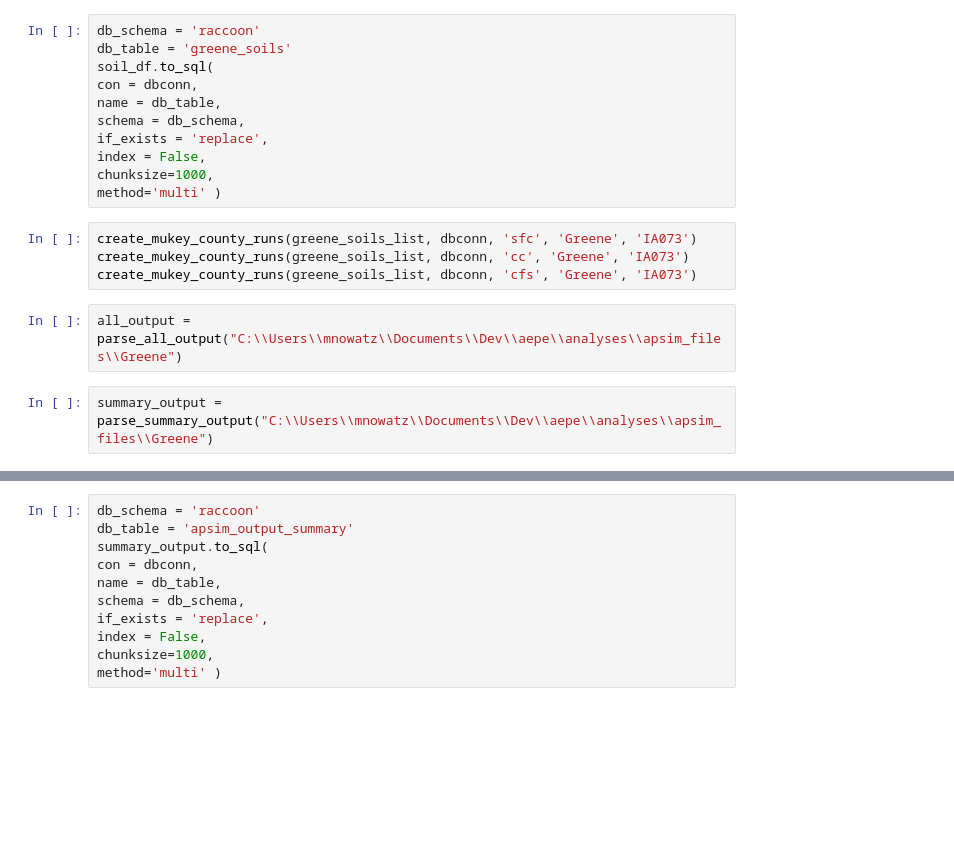
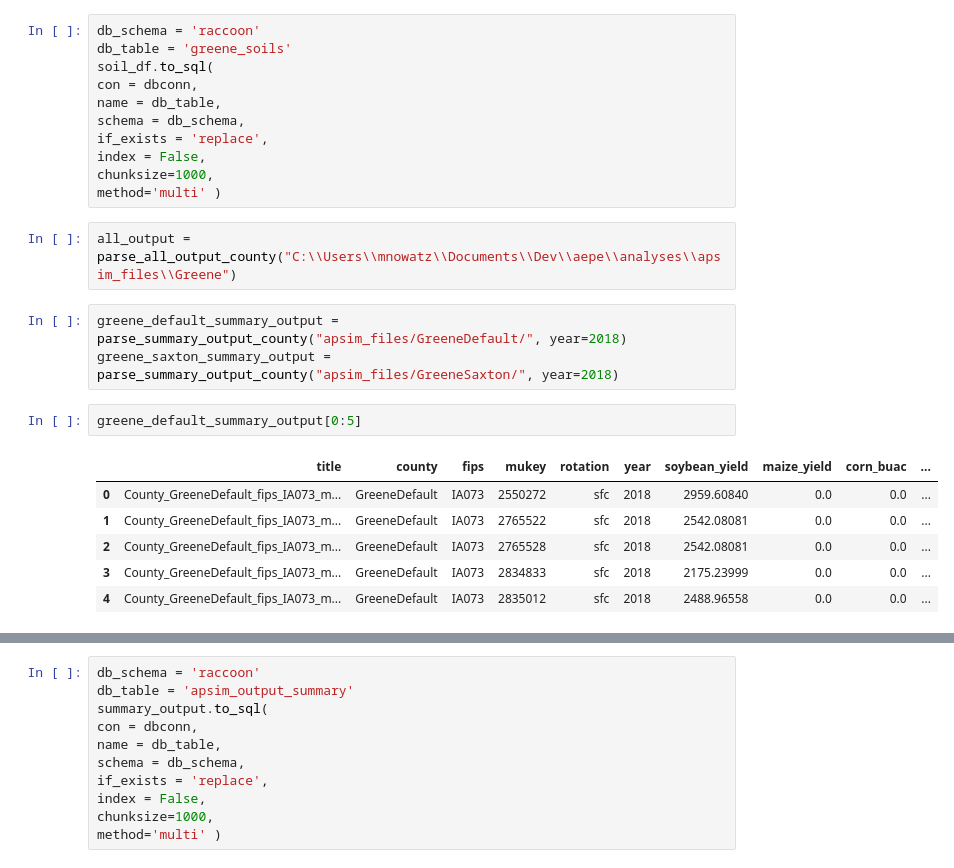
Before and after one commit to isuforesite/Foresite, a Jupyter notebook: analyses/raccoon-watershed.ipynb, the cells around one changed output, grey strips where cells are left out. Saved outputs shown, nothing was run; the diff lists cells and outputs as text; blank space fills up the shorter version.

Commit message:
undate analyses

```diff
--- a/analyses/raccoon-watershed.ipynb
+++ b/analyses/raccoon-watershed.ipynb
@@ -77,11 +79,17 @@ if_exists = 'replace',
 index = False,
 chunksize=1000,
 method='multi' )
-# %%
-create_mukey_county_runs(greene_soils_list, dbconn, 'sfc', 'Greene', 'IA073')
-create_mukey_county_runs(greene_soils_list, dbconn, 'cc', 'Greene', 'IA073')
-create_mukey_county_runs(greene_soils_list, dbconn, 'cfs', 'Greene', 'IA073')
 # %%
-all_output = parse_all_output("C:\\Users\\mnowatz\\Documents\\Dev\\aepe\\analyses\\apsim_files\\Greene")
+all_output = parse_all_output_county("C:\\Users\\mnowatz\\Documents\\Dev\\aepe\\analyses\\apsim_files\\Greene")
-# %%
-summary_output = parse_summary_output("C:\\Users\\mnowatz\\Documents\\Dev\\aepe\\analyses\\apsim_files\\Greene")
+# %%
+greene_default_summary_output = parse_summary_output_county("apsim_files/GreeneDefault/", year=2018)
+greene_saxton_summary_output = parse_summary_output_county("apsim_files/GreeneSaxton/", year=2018)
+# %%
+greene_default_summary_output[0:5]
+# %% [output]
+|  | title | county | fips | mukey | rotation | year | soybean_yield | maize_yield | corn_buac | ... |
+| 0 | County_GreeneDefault_fips_IA073_m... | GreeneDefault | IA073 | 2550272 | sfc | 2018 | 2959.60840 | 0.0 | 0.0 | ... |
+| 1 | County_GreeneDefault_fips_IA073_m... | GreeneDefault | IA073 | 2765522 | sfc | 2018 | 2542.08081 | 0.0 | 0.0 | ... |
+| 2 | County_GreeneDefault_fips_IA073_m... | GreeneDefault | IA073 | 2765528 | sfc | 2018 | 2542.08081 | 0.0 | 0.0 | ... |
+| 3 | County_GreeneDefault_fips_IA073_m... | GreeneDefault | IA073 | 2834833 | sfc | 2018 | 2175.23999 | 0.0 | 0.0 | ... |
+| 4 | County_GreeneDefault_fips_IA073_m... | GreeneDefault | IA073 | 2835012 | sfc | 2018 | 2488.96558 | 0.0 | 0.0 | ... |
```
Also changed, not shown: parts of 7 cells of this notebook, 2 other files.
